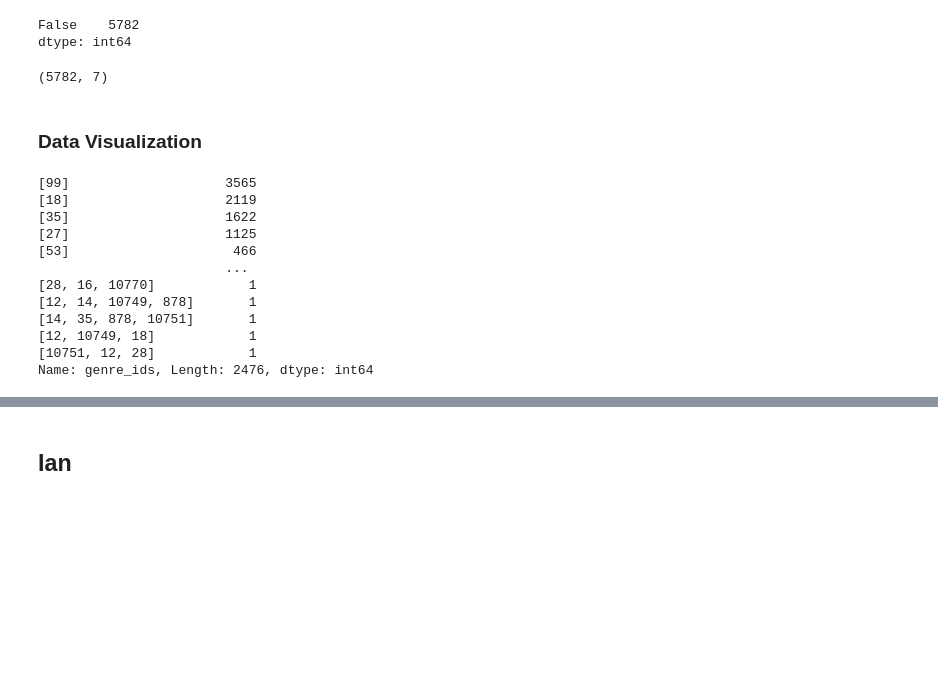
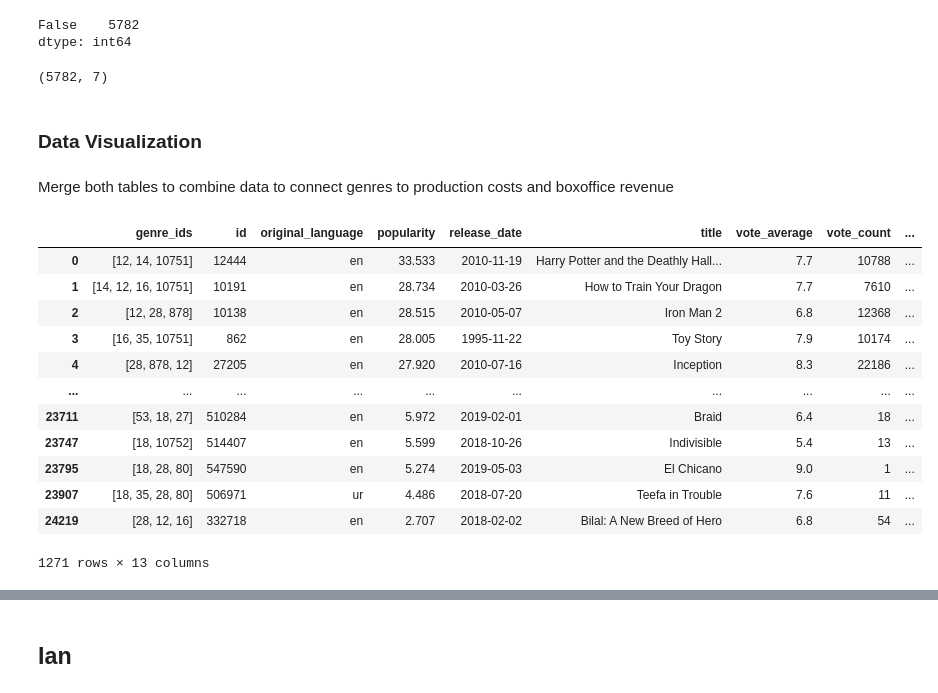
Before and after one commit to mfFrida/Capstone-Project-Semester-1, a Jupyter notebook: student.ipynb, the cells around one changed output, grey strips where cells are left out. Saved outputs shown, nothing was run; the diff lists cells and outputs as text; code cells hidden in the pictures; blank space fills up the shorter version.

Commit message:
Added special cases to ensure proper merge of dbs and refined data

```diff
--- a/student.ipynb
+++ b/student.ipynb
@@ -156,9 +158,42 @@ tn_movie_db.duplicated().value_counts()
 # %% [output]
 False    5782
 dtype: int64
-# %%
-tn_movie_db.shape
-# %% [output]
-(5782, 7)
+# %%
+#view shape of data
+tn_movie_db.shape
+# %% [output]
+(5782, 7)
 # %% [markdown]
 ### Data Visualization
+# %% [markdown]
+Merge both tables to combine data to connect genres to production costs and boxoffice revenue
+# %%
+#merge title and movie name
+tn_movie_db = tn_movie_db.rename(columns = {"movie":"title"})
+
+#special cases where movie titles do not match
+tn_movie_db['title'].replace({'Harry Potter and the Deathly Hallows: Part I' : 'Harry Potter and the Deathly Hallows: Part 1'}, inplace=True)
+tn_movie_db['title'].replace({'Harry Potter and the Deathly Hallows: Part II' : 'Harry Potter and the Deathly Hallows: Part 2'}, inplace=True)
+tmdb_movie_db['title'].replace({'Fast & Furious 6':'Fast and Furious 6'}, inplace=True)
+tn_movie_db['title'].replace({'Star Wars: The Force Awakens' : 'Star Wars Ep. VII: The Force Awakens'}, inplace=True)
+tn_movie_db['title'].replace({'Star Wars: The Last Jedi' : 'Star Wars Ep. VIII: The Last Jedi'}, inplace=True)
+
+#merge databases
+movie_db = tmdb_movie_db.merge(tn_movie_db, how = 'left')
+
+#drop null values
+movie_db.dropna()
+# %% [output]
+|  | genre_ids | id | original_language | popularity | release_date | title | vote_average | vote_count | ... |
+| 0 | [12, 14, 10751] | 12444 | en | 33.533 | 2010-11-19 | Harry Potter and the Deathly Hall... | 7.7 | 10788 | ... |
+| 1 | [14, 12, 16, 10751] | 10191 | en | 28.734 | 2010-03-26 | How to Train Your Dragon | 7.7 | 7610 | ... |
+| 2 | [12, 28, 878] | 10138 | en | 28.515 | 2010-05-07 | Iron Man 2 | 6.8 | 12368 | ... |
+| 3 | [16, 35, 10751] | 862 | en | 28.005 | 1995-11-22 | Toy Story | 7.9 | 10174 | ... |
+| 4 | [28, 878, 12] | 27205 | en | 27.920 | 2010-07-16 | Inception | 8.3 | 22186 | ... |
+| ... | ... | ... | ... | ... | ... | ... | ... | ... | ... |
+| 23711 | [53, 18, 27] | 510284 | en | 5.972 | 2019-02-01 | Braid | 6.4 | 18 | ... |
+| 23747 | [18, 10752] | 514407 | en | 5.599 | 2018-10-26 | Indivisible | 5.4 | 13 | ... |
+| 23795 | [18, 28, 80] | 547590 | en | 5.274 | 2019-05-03 | El Chicano | 9.0 | 1 | ... |
+| 23907 | [18, 35, 28, 80] | 506971 | ur | 4.486 | 2018-07-20 | Teefa in Trouble | 7.6 | 11 | ... |
+| 24219 | [28, 12, 16] | 332718 | en | 2.707 | 2018-02-02 | Bilal: A New Breed of Hero | 6.8 | 54 | ... |
+1271 rows × 13 columns
@@ -168,18 +213,3 @@ import matplotlib.pyplot as plt
 
 # Set plot space as inline for inline plots and qt for external plots
 %matplotlib inline
-# %%
-tmdb_movie_db['genre_ids'].value_counts()
-# %% [output]
-[99]                    3565
-[18]                    2119
-[35]                    1622
-[27]                    1125
-[53]                     466
-                        ...
-[28, 16, 10770]            1
-[12, 14, 10749, 878]       1
-[14, 35, 878, 10751]       1
-[12, 10749, 18]            1
-[10751, 12, 28]            1
-Name: genre_ids, Length: 2476, dtype: int64
```
Also changed, not shown: parts of 16 cells of this notebook.
